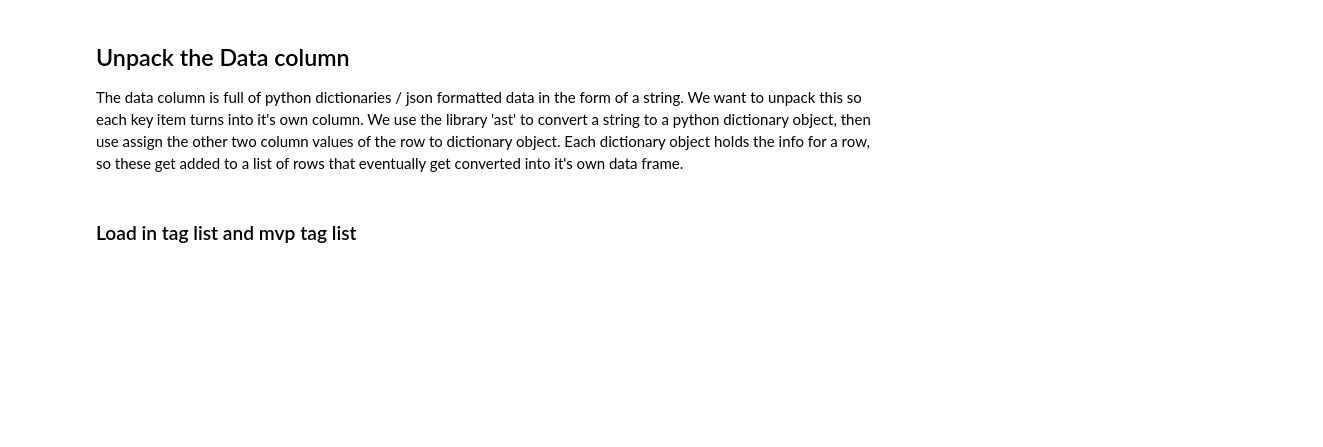
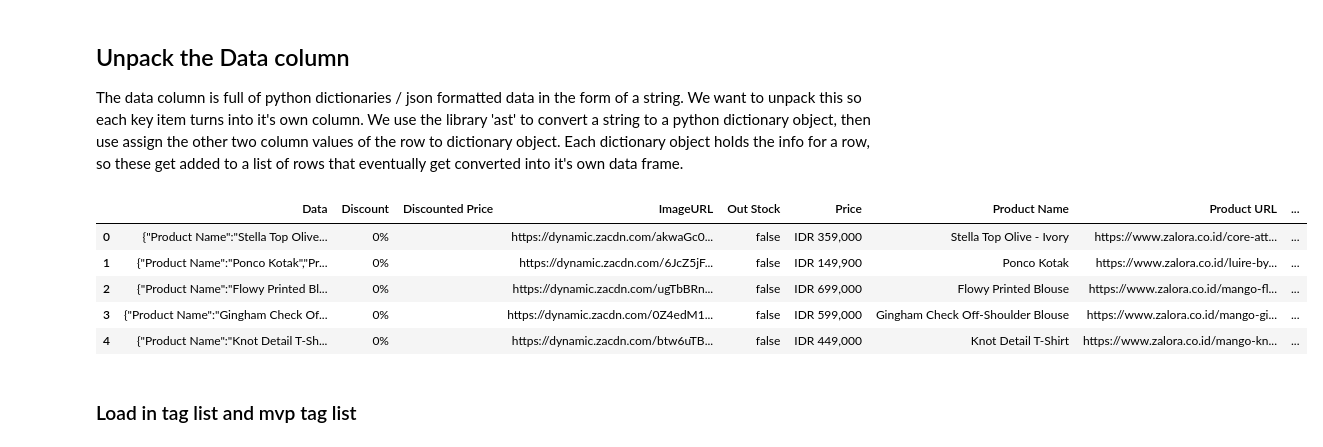
Before and after one commit to JoshZastrow/shox, a Jupyter notebook: processing_data.ipynb, the cells around one changed output. Saved outputs shown, nothing was run; the diff lists cells and outputs as text; code cells hidden in the pictures; blank space fills up the shorter version.

```diff
--- a/processing_data.ipynb
+++ b/processing_data.ipynb
@@ -24,18 +24,26 @@ The data column is full of python dictionaries / json formatted data in the form
 # %%
 import ast
 d = []
 for col, row in sheet.iterrows():
 
     # Creates a dictionary from string, adds the other columns to the dictionary
     fields = ast.literal_eval(row['Data'])
     fields['ImageURL'] = row['imageURL']
     fields['Retailer'] = row['Retailer']
-
+    fields['Data'] = row['Data']
     # a growing list of dictionaries
     d.append(fields)
 
 # dict -> DataFrame
 sheet = pd.DataFrame(d)
+sheet.head()
+# %% [output]
+|  | Data | Discount | Discounted Price | ImageURL | Out Stock | Price | Product Name | Product URL | ... |
+| 0 | {"Product Name":"Stella Top Olive... | 0% |  | https://dynamic.zacdn.com/akwaGc0... | false | IDR 359,000 | Stella Top Olive - Ivory | https://www.zalora.co.id/core-att... | ... |
+| 1 | {"Product Name":"Ponco Kotak","Pr... | 0% |  | https://dynamic.zacdn.com/6JcZ5jF... | false | IDR 149,900 | Ponco Kotak | https://www.zalora.co.id/luire-by... | ... |
+| 2 | {"Product Name":"Flowy Printed Bl... | 0% |  | https://dynamic.zacdn.com/ugTbBRn... | false | IDR 699,000 | Flowy Printed Blouse | https://www.zalora.co.id/mango-fl... | ... |
+| 3 | {"Product Name":"Gingham Check Of... | 0% |  | https://dynamic.zacdn.com/0Z4edM1... | false | IDR 599,000 | Gingham Check Off-Shoulder Blouse | https://www.zalora.co.id/mango-gi... | ... |
+| 4 | {"Product Name":"Knot Detail T-Sh... | 0% |  | https://dynamic.zacdn.com/btw6uTB... | false | IDR 449,000 | Knot Detail T-Shirt | https://www.zalora.co.id/mango-kn... | ... |
 # %% [markdown]
 ### Load in tag list and mvp tag list
 # %%
```
Also changed, not shown: parts of 1 cell of this notebook, 1 other file.
